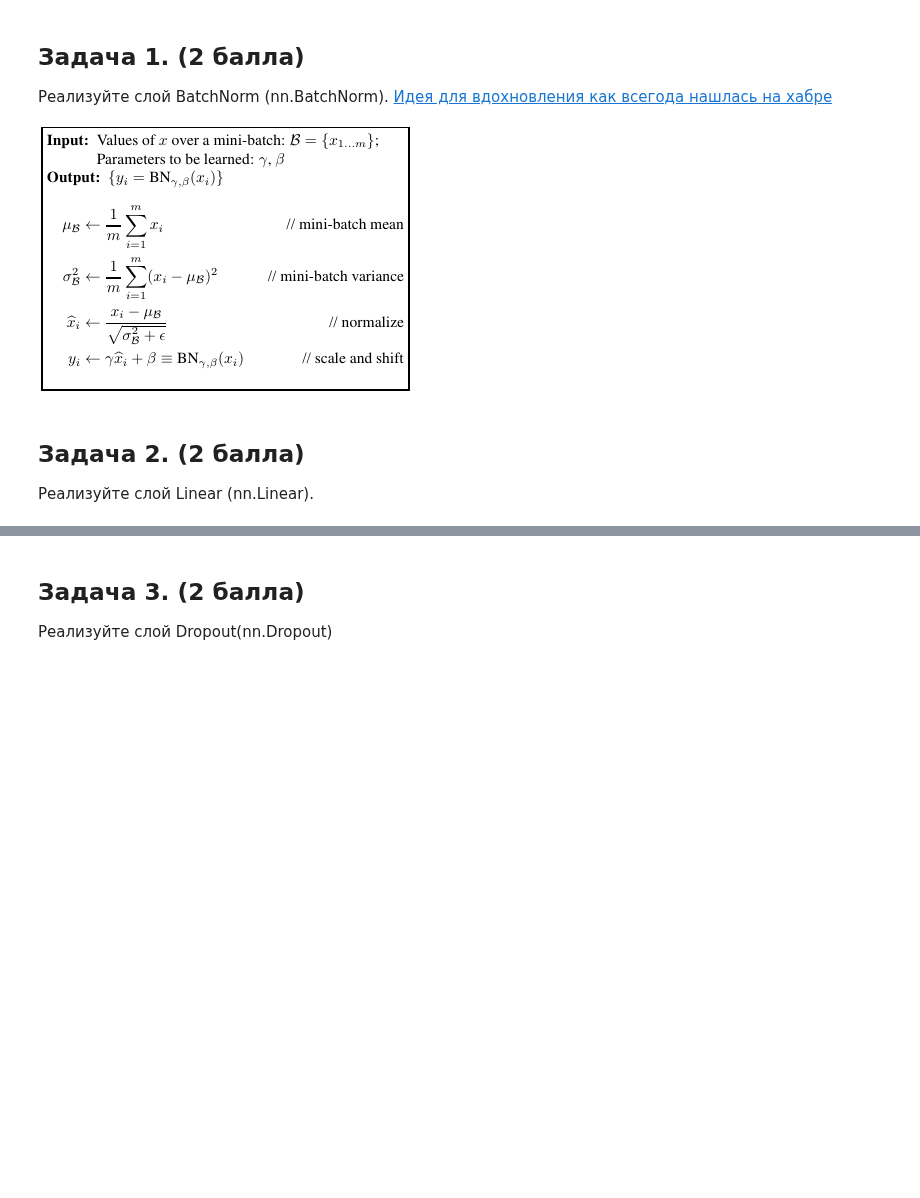
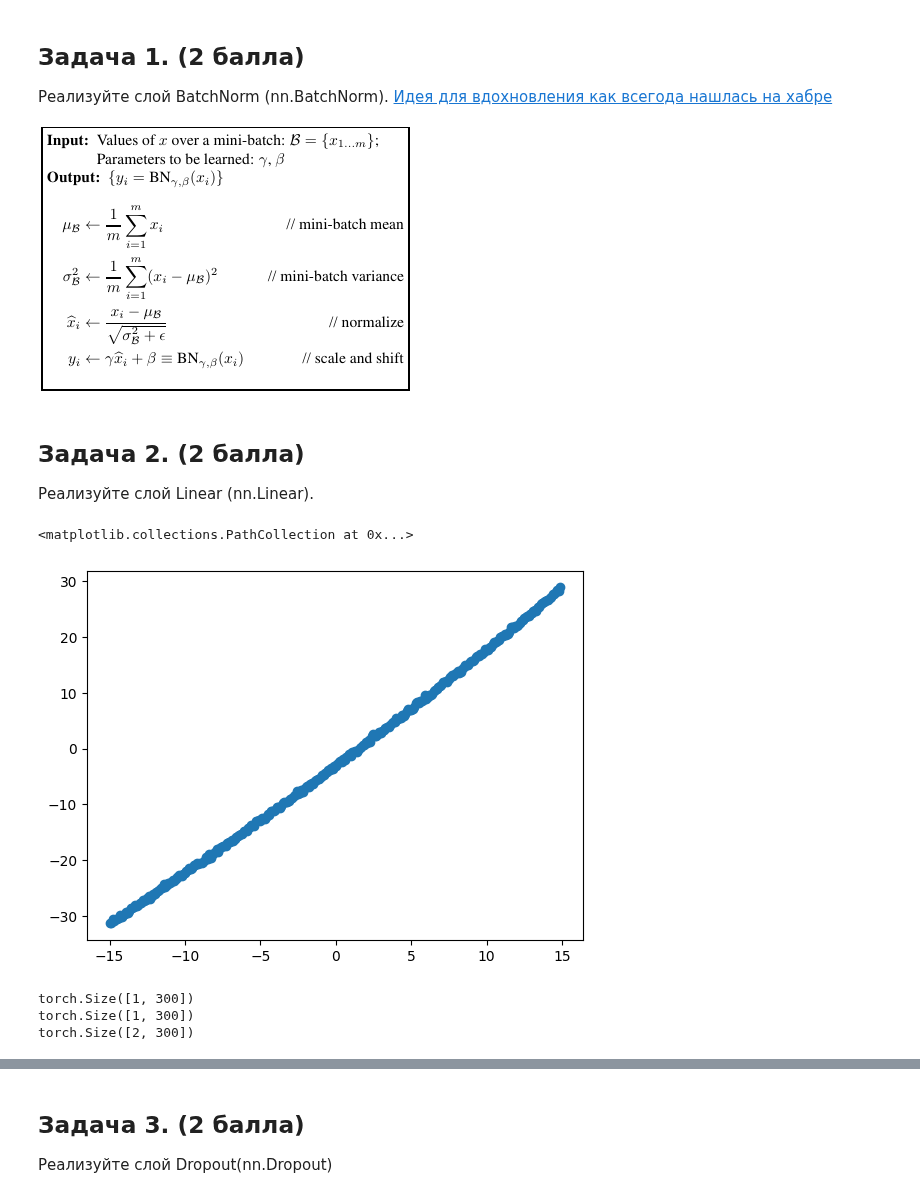
Before and after one commit to Dmitrij-Solovjev/spbu_deep_learning, a Jupyter notebook: homeworks/HW2/HW2.ipynb, the cells around one changed output, grey strips where cells are left out. Saved outputs shown, nothing was run; the diff lists cells and outputs as text; code cells hidden in the pictures; blank space fills up the shorter version.

```diff
--- a/homeworks/HW2/HW2.ipynb
+++ b/homeworks/HW2/HW2.ipynb
@@ -103,3 +117,34 @@ model = MyModel()
 # %%
 loss_fn = nn.MSELoss()
 optimizer = Optimizator(model.parameters(), lr=1e-3)
+# %%
+x1 = torch.arange(-15, 15, 0.1)
+x2 = torch.arange(-15, 15, 0.1) / 5
+x = torch.stack([x1, x2], dim=1)
+y = x[:,0] * 2. + 0.2 * x[:, 1]**2 - 3 + torch.normal(0., 0.2, (1, 300))
+# %%
+plt.scatter(x[:, 0], y)
+# %% [output]
+<matplotlib.collections.PathCollection at 0x...>
+[figure, added]
+# %%
+#x[:, 0].unsqueeze(0).size()[0]
+X = x[:, 0].unsqueeze(0) #x.T
+X_1 = torch.ones(X.size()[1]).unsqueeze(0)
+
+print(X.size())
+print(X_1.size())
+
+print(torch.cat((X_1, X),0).size())
+
+#your_tensor = torch.ones(5,2)
+#print(your_tensor.size())
+#z = torch.zeros((1,2))
+#print(z.size())
+#torch.cat((your_tensor,z),0)
+
+#[X_1, X])
+# %% [output]
+torch.Size([1, 300])
+torch.Size([1, 300])
+torch.Size([2, 300])
```
Also changed, not shown: parts of 4 cells of this notebook.
